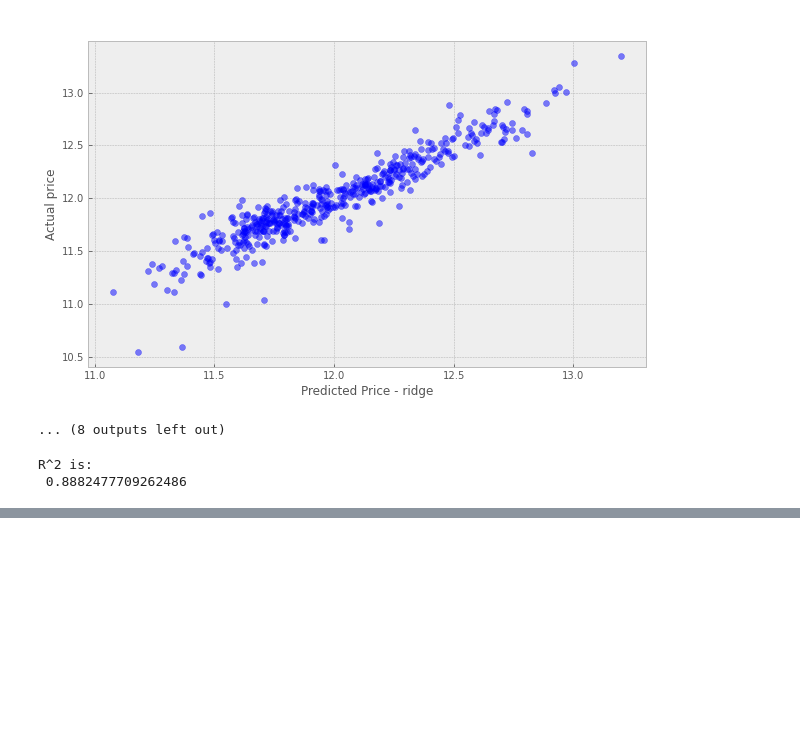
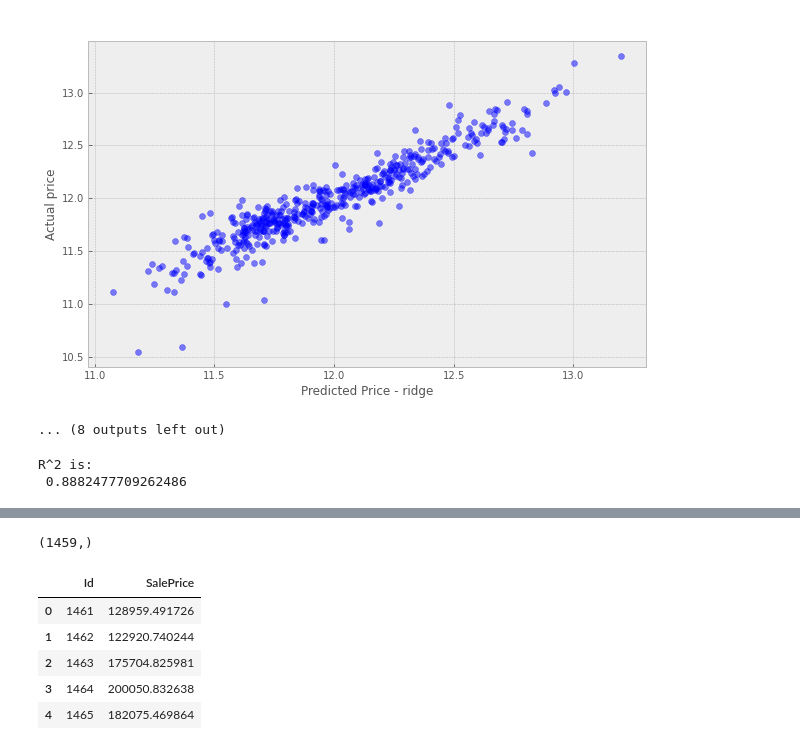
Before and after one commit to FacuCuzziol/HousePricesPrediction, a Jupyter notebook: House-Prices-Regression.ipynb, the cells around one changed output, grey strips where cells are left out. Cells and saved outputs as stored; diff of their text form; code cells hidden in the pictures; blank space fills up the shorter version.

```diff
--- a/House-Prices-Regression.ipynb
+++ b/House-Prices-Regression.ipynb
@@ -404,3 +362,16 @@ print("R^2 is: \n", lr_model.score(X_test, y_test))
 # %% [output]
 R^2 is:
  0.8882477709262486
+# %%
+# Submission for Kaggle
+submission = pd.DataFrame()
+submission['Id'] = test['Id']
+#We made predictions for the train data. Now we do the same, but with the test data
+# Select the features from the test data for the model
+features_test = test.select_dtypes(include=[np.number]).drop(['Id'],axis=1).interpolate()
+
+#making predictions
+predictions = lr_model.predict(features_test)
+
+#As we have worked with logarithm previously, we need to revert those changes, using np.exp()
+final_predictions = np.exp(predictions)
@@ -406,0 +394,15 @@ R^2 is:
+# %%
+final_predictions.shape
+# %% [output]
+(1459,)
+# %%
+submission['SalePrice'] = final_predictions
+# %%
+submission.head()
+# %% [output]
+|  | Id | SalePrice |
+| 0 | 1461 | 128959.491726 |
+| 1 | 1462 | 122920.740244 |
+| 2 | 1463 | 175704.825981 |
+| 3 | 1464 | 200050.832638 |
+| 4 | 1465 | 182075.469864 |
```
Also changed, not shown: parts of 7 cells of this notebook, 1 other file.
